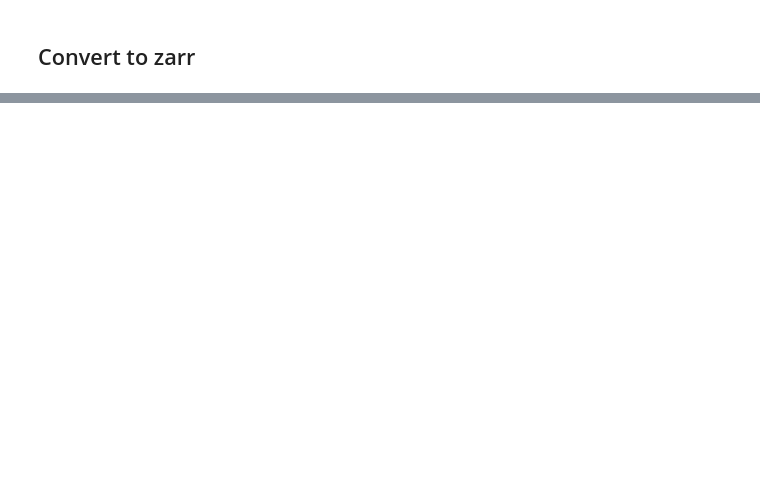
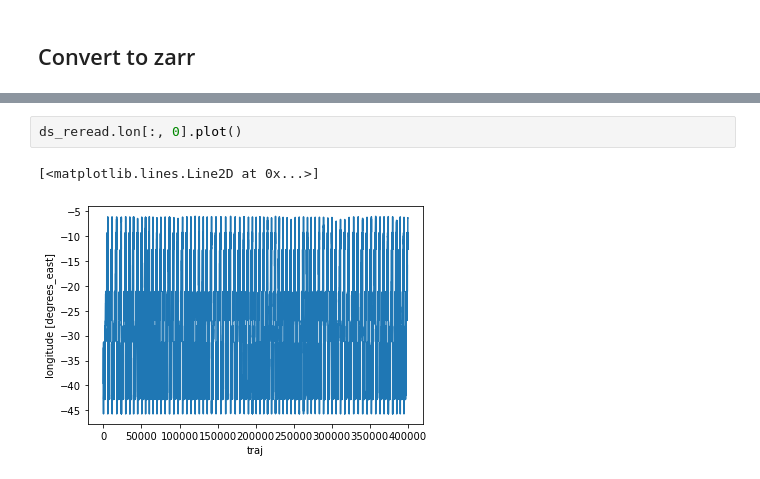
Before and after one commit to alanfox/spg_fresh_blob_202104, a Jupyter notebook: notebooks/037_afox_RunParcels_TS_MXL_Multiline_Randomvel_Papermill_postprocessing.ipynb, the cells around one changed output, grey strips where cells are left out. Drawn from its saved outputs; the diff is of its cells as text; blank space fills up the shorter version.

```diff
--- a/notebooks/037_afox_RunParcels_TS_MXL_Multiline_Randomvel_Papermill_postprocessing.ipynb
+++ b/notebooks/037_afox_RunParcels_TS_MXL_Multiline_Randomvel_Papermill_postprocessing.ipynb
@@ -164,0 +160,5 @@ for release_year in tqdm.tqdm(range(1990, 2020)):
+# %%
+ds_reread.lon[:, 0].plot()
+# %% [output]
+[<matplotlib.lines.Line2D at 0x...>]
+[figure, added]
```
Also changed, not shown: parts of 9 cells of this notebook.
